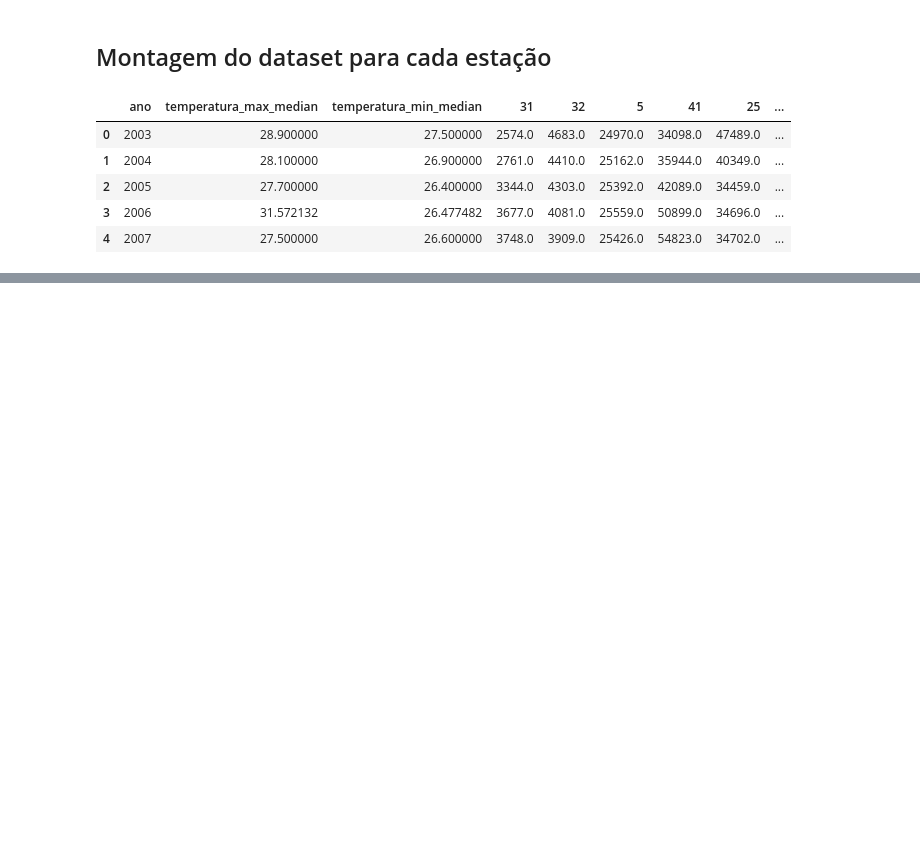
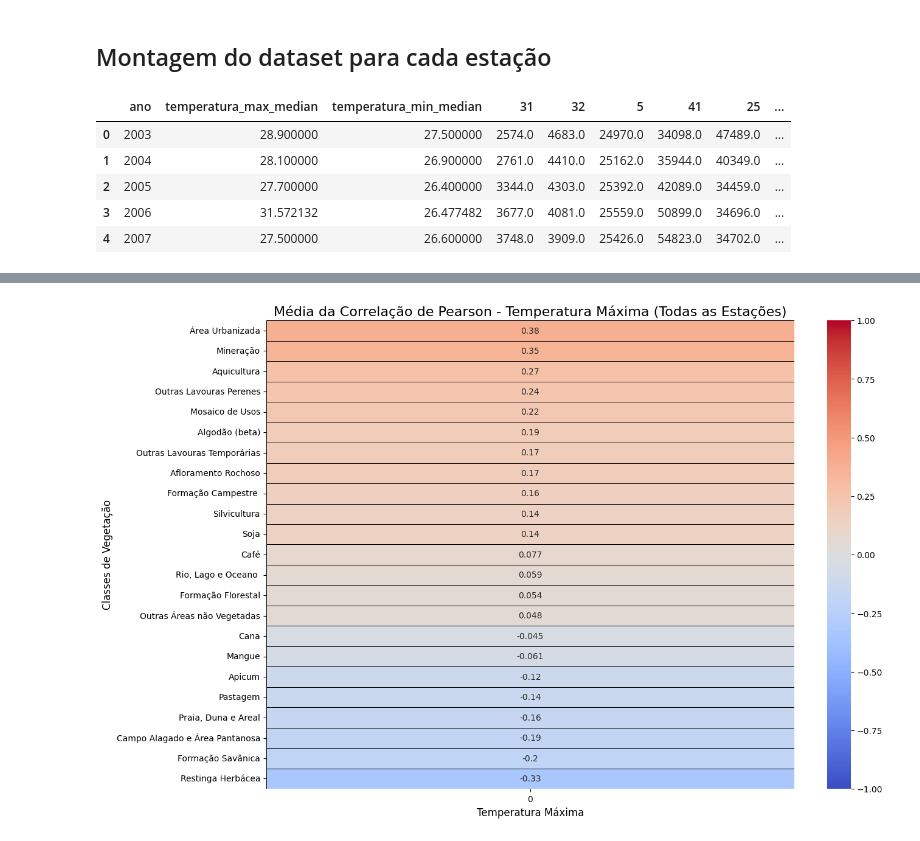
Before and after one commit to ArthurrCr/Projeto_PDI_, a Jupyter notebook: notebooks/primeira_abordagem.ipynb, the cells around one changed output, grey strips where cells are left out. Saved outputs shown, nothing was run; the diff lists cells and outputs as text; code cells hidden in the pictures; blank space fills up the shorter version.

```diff
--- a/notebooks/primeira_abordagem.ipynb
+++ b/notebooks/primeira_abordagem.ipynb
@@ -780,0 +696,7 @@ dtype: float64
+# %%
+# Carregar o shapefile do Voronoi previamente salvo
+gdf_voronoi_clipped = gpd.read_file('../dados/shapefile_estacoes_divididas/estacoes_territorios_dividido.shp')
+
+# Removendo regiões com uma área muito grande em estacoes_validas
+gdf_voronoi_validas_filter = gdf_voronoi_clipped[gdf_voronoi_clipped.area < 0.8]
+gdf_voronoi_validas_filter.head()
@@ -780,0 +801,40 @@ dtype: float64
+# %%
+# Dicionário para armazenar as correlações de cada estação
+correlacoes_por_estacao = {}
+
+# Iterar por cada estação e calcular a correlação
+for estacao_id in gdf_voronoi_validas_filter['id_estacao']:
+    # Filtrar os dados para a estação atual
+    dados_estacao = dataset_completo_todas_estacoes[dataset_completo_todas_estacoes['id_estacao'] == estacao_id]
+
+    # Remover colunas irrelevantes antes de calcular a correlação
+    colunas_para_remover = ['ano', 'id_estacao']
+    dados_para_correlacao = dados_estacao.drop(columns=colunas_para_remover)
+
+    # Calcular a correlação de Pearson para a temperatura máxima
+    correlacao_temp_max = dados_para_correlacao.corr(method='pearson')['temperatura_max_median']
+
+    # Remover a autocorrelação (correlação da temperatura máxima com ela mesma)
+    correlacao_temp_max = correlacao_temp_max.drop(labels=['temperatura_max_median', 'temperatura_min_median'])
+
+    # Armazenar a correlação para a estação atual
+    correlacoes_por_estacao[estacao_id] = correlacao_temp_max
+
+# Combinar todas as correlações e calcular a média
+correlacoes_media = pd.DataFrame(correlacoes_por_estacao).mean(axis=1)
+
+# Mapeando os nomes das classes no eixo y
+correlacoes_media.index = correlacoes_media.index.map(id_to_class_name)
+
+# Ordenar as correlações da maior para a menor
+correlacoes_media = correlacoes_media.sort_values(ascending=False)
+
+# Plotar a correlação de Pearson média para a temperatura máxima
+plt.figure(figsize=(14, 10))
+sns.heatmap(correlacoes_media.to_frame(), annot=True, cmap='coolwarm', vmin=-1, vmax=1, linewidths=0.5, linecolor='black', cbar=True)
+plt.title('Média da Correlação de Pearson - Temperatura Máxima (Todas as Estações)', fontsize=16)
+plt.ylabel('Classes de Vegetação', fontsize=12)
+plt.xlabel('Temperatura Máxima', fontsize=12)
+plt.show()
+# %% [output]
+[figure, added]
```
Also changed, not shown: parts of 64 cells of this notebook, 1 other file.
